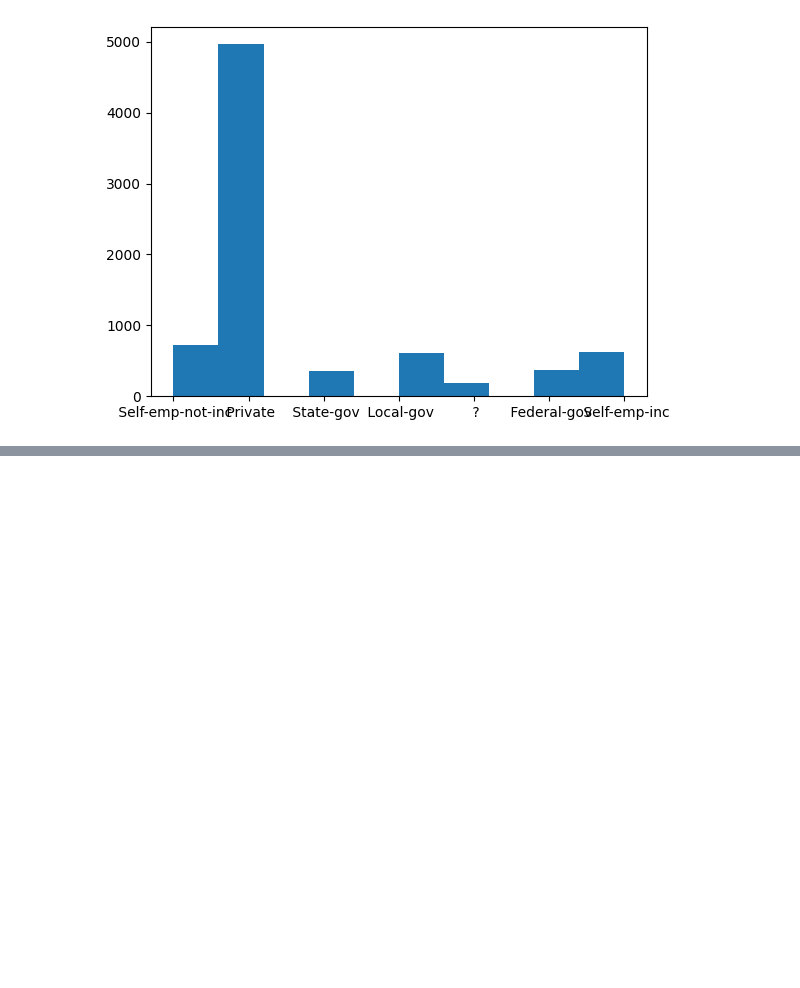
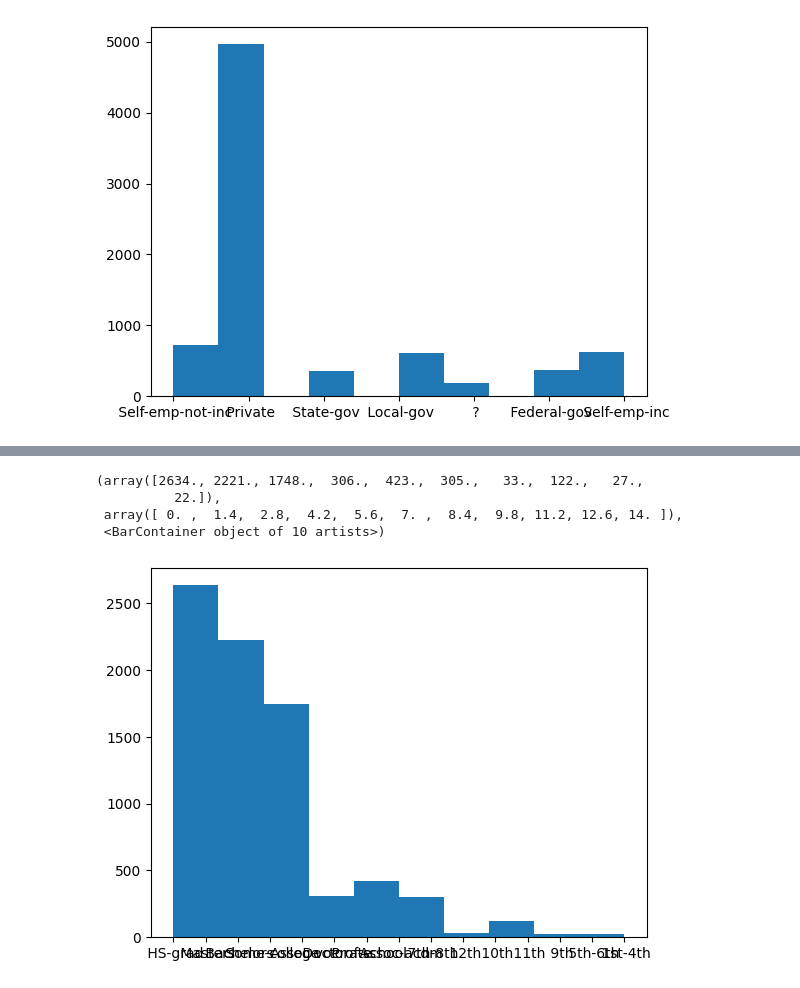
Before and after one commit to pxs4528/DATA-3401, a Jupyter notebook: Lab/Lab10/Lab10.ipynb, the cells around one changed output, grey strips where cells are left out. Drawn from its saved outputs; the diff is of its cells as text; code cells hidden in the pictures; blank space fills up the shorter version.

```diff
--- a/Lab/Lab10/Lab10.ipynb
+++ b/Lab/Lab10/Lab10.ipynb
@@ -180,0 +236,8 @@ plt.hist(working_class[income == " >50K"])
+# %%
+plt.hist(education[income == " >50K"])
+# %% [output]
+(array([2634., 2221., 1748.,  306.,  423.,  305.,   33.,  122.,   27.,
+          22.]),
+ array([ 0. ,  1.4,  2.8,  4.2,  5.6,  7. ,  8.4,  9.8, 11.2, 12.6, 14. ]),
+ <BarContainer object of 10 artists>)
+[figure, added]
```
Also changed, not shown: parts of 7 cells of this notebook.
